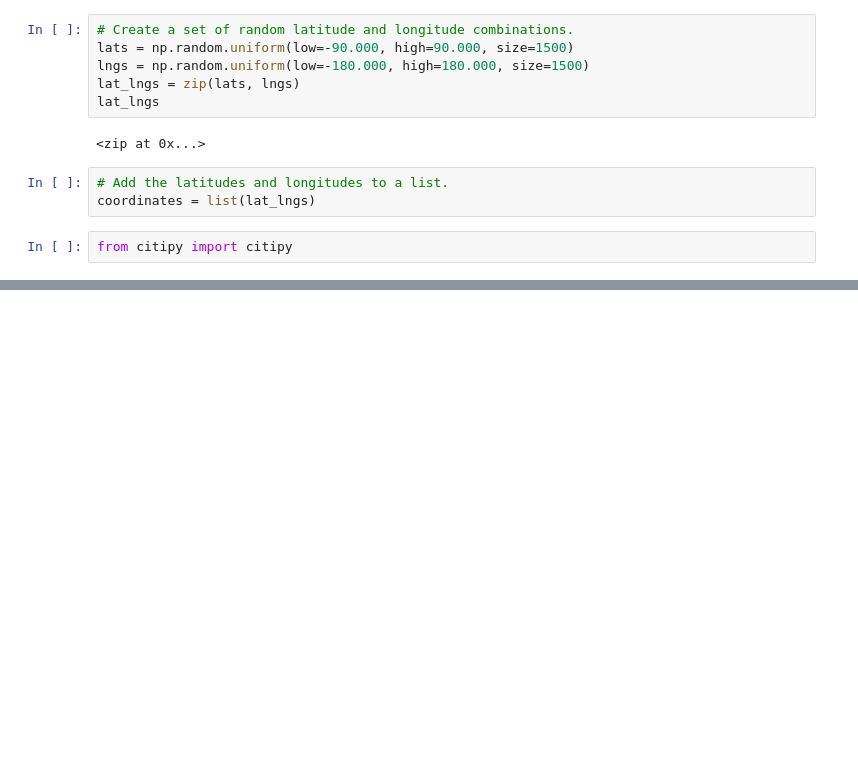
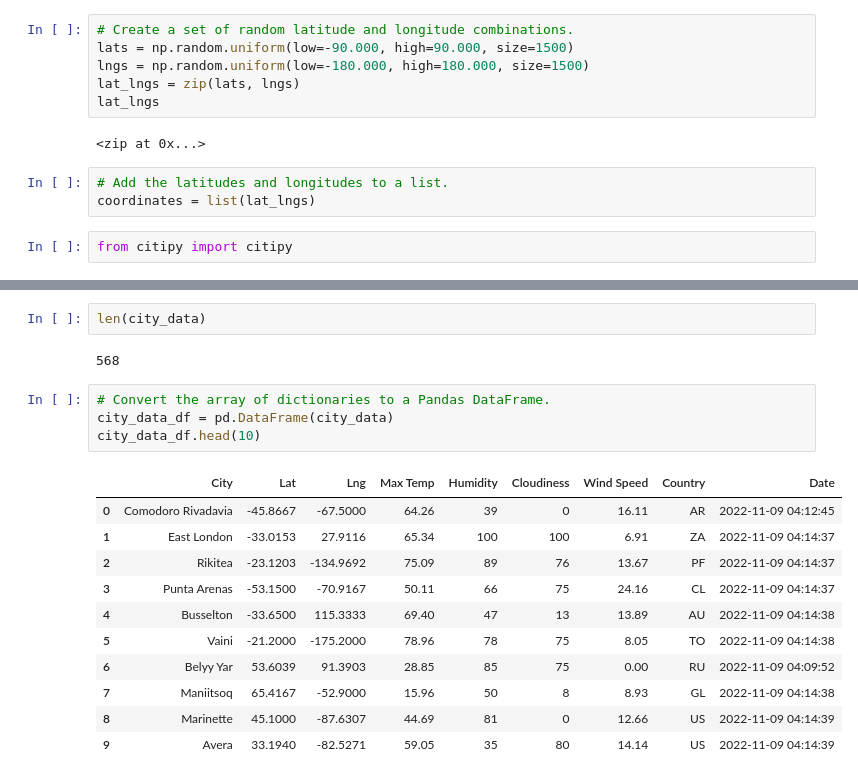
Before and after one commit to shef1109/World_Weather_Analysis, a Jupyter notebook: WeatherPy.ipynb, the cells around one changed output, grey strips where cells are left out. Saved outputs shown, nothing was run; the diff lists cells and outputs as text; blank space fills up the shorter version.

```diff
--- a/WeatherPy.ipynb
+++ b/WeatherPy.ipynb
@@ -32,0 +125,20 @@ len(cities)
+# %%
+len(city_data)
+# %% [output]
+568
+# %%
+# Convert the array of dictionaries to a Pandas DataFrame.
+city_data_df = pd.DataFrame(city_data)
+city_data_df.head(10)
+# %% [output]
+|  | City | Lat | Lng | Max Temp | Humidity | Cloudiness | Wind Speed | Country | Date |
+| 0 | Comodoro Rivadavia | -45.8667 | -67.5000 | 64.26 | 39 | 0 | 16.11 | AR | 2022-11-09 04:12:45 |
+| 1 | East London | -33.0153 | 27.9116 | 65.34 | 100 | 100 | 6.91 | ZA | 2022-11-09 04:14:37 |
+| 2 | Rikitea | -23.1203 | -134.9692 | 75.09 | 89 | 76 | 13.67 | PF | 2022-11-09 04:14:37 |
+| 3 | Punta Arenas | -53.1500 | -70.9167 | 50.11 | 66 | 75 | 24.16 | CL | 2022-11-09 04:14:37 |
+| 4 | Busselton | -33.6500 | 115.3333 | 69.40 | 47 | 13 | 13.89 | AU | 2022-11-09 04:14:38 |
+| 5 | Vaini | -21.2000 | -175.2000 | 78.96 | 78 | 75 | 8.05 | TO | 2022-11-09 04:14:38 |
+| 6 | Belyy Yar | 53.6039 | 91.3903 | 28.85 | 85 | 75 | 0.00 | RU | 2022-11-09 04:09:52 |
+| 7 | Maniitsoq | 65.4167 | -52.9000 | 15.96 | 50 | 8 | 8.93 | GL | 2022-11-09 04:14:38 |
+| 8 | Marinette | 45.1000 | -87.6307 | 44.69 | 81 | 0 | 12.66 | US | 2022-11-09 04:14:39 |
+| 9 | Avera | 33.1940 | -82.5271 | 59.05 | 35 | 80 | 14.14 | US | 2022-11-09 04:14:39 |
```
Also changed, not shown: parts of 6 cells of this notebook, 4 other files.
